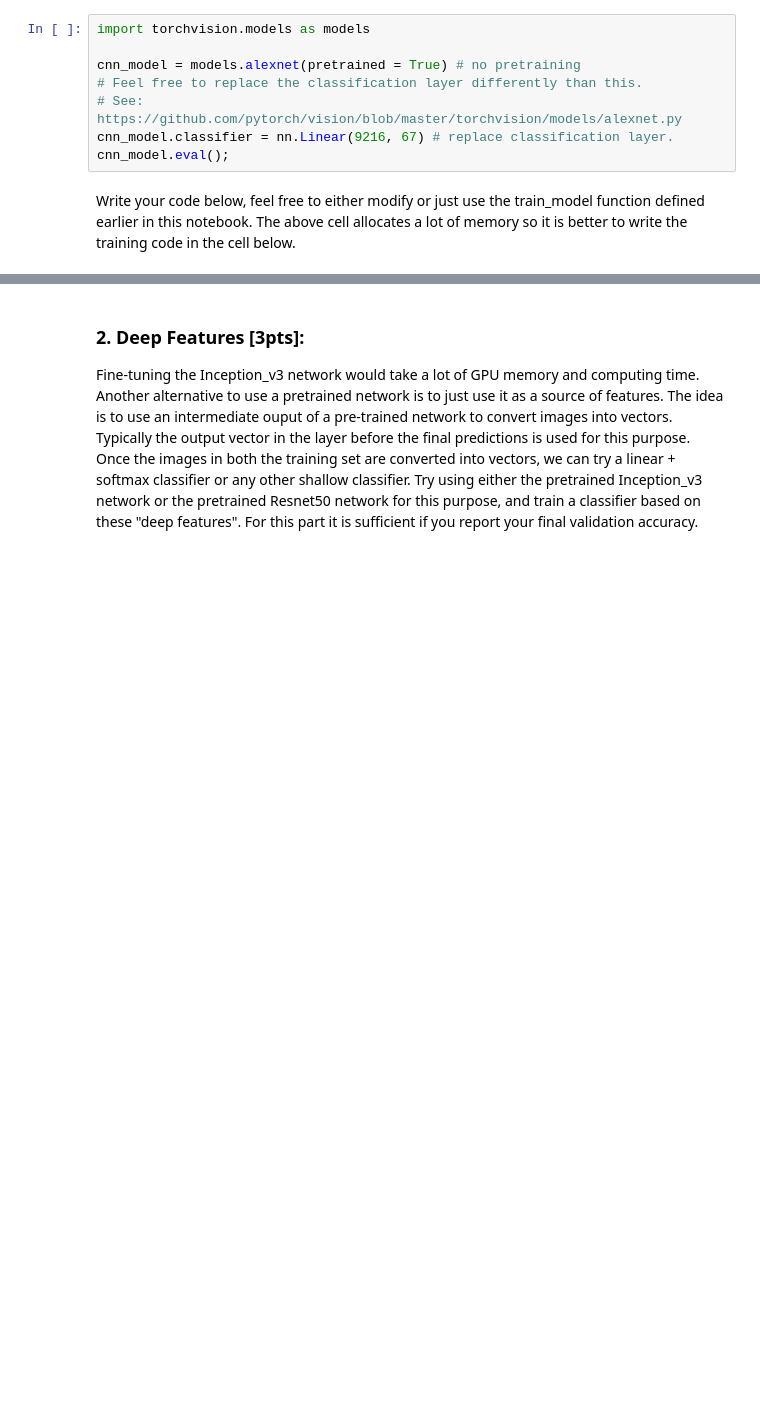
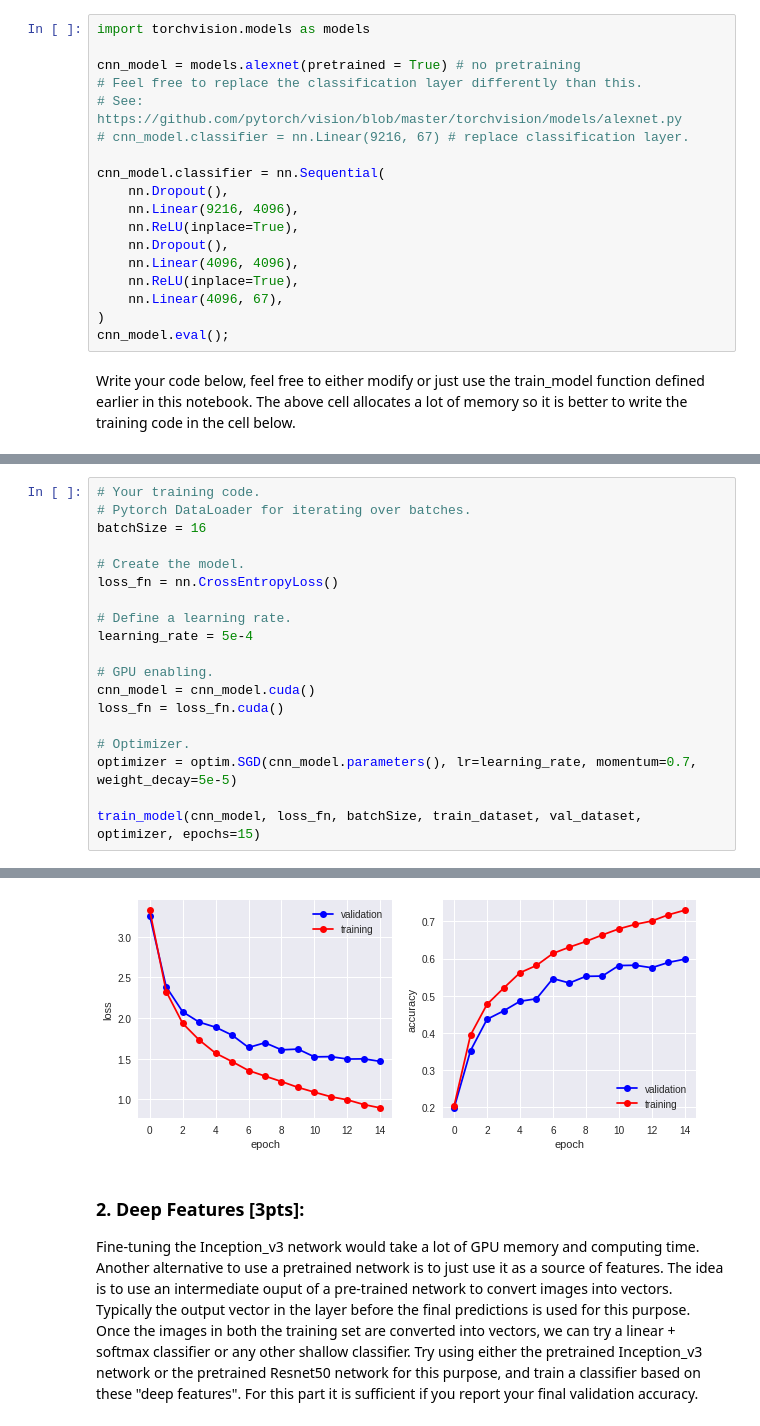
Before and after one commit to aobo-y/uva-cv, a Jupyter notebook: convolutional_neural_networks_assignment.ipynb, the cells around one changed output, grey strips where cells are left out. Saved outputs shown, nothing was run; the diff lists cells and outputs as text; blank space fills up the shorter version.

```diff
--- a/convolutional_neural_networks_assignment.ipynb
+++ b/convolutional_neural_networks_assignment.ipynb
@@ -431,7 +422,17 @@ import torchvision.models as models
 cnn_model = models.alexnet(pretrained = True) # no pretraining
 # Feel free to replace the classification layer differently than this.
 # See: https://github.com/pytorch/vision/blob/master/torchvision/models/alexnet.py
-cnn_model.classifier = nn.Linear(9216, 67) # replace classification layer.
+# cnn_model.classifier = nn.Linear(9216, 67) # replace classification layer.
+
+cnn_model.classifier = nn.Sequential(
+    nn.Dropout(),
+    nn.Linear(9216, 4096),
+    nn.ReLU(inplace=True),
+    nn.Dropout(),
+    nn.Linear(4096, 4096),
+    nn.ReLU(inplace=True),
+    nn.Linear(4096, 67),
+)
 cnn_model.eval();
 # %% [markdown]
 Write your code below, feel free to either modify or just use the train_model function defined earlier in this notebook. The above cell allocates a lot of memory so it is better to write the training code in the cell below.
@@ -439,0 +538,20 @@ Write your code below, feel free to either modify or just use the train_model fu
+# %%
+# Your training code.
+# Pytorch DataLoader for iterating over batches.
+batchSize = 16
+
+# Create the model.
+loss_fn = nn.CrossEntropyLoss()
+
+# Define a learning rate.
+learning_rate = 5e-4
+
+# GPU enabling.
+cnn_model = cnn_model.cuda()
+loss_fn = loss_fn.cuda()
+
+# Optimizer.
+optimizer = optim.SGD(cnn_model.parameters(), lr=learning_rate, momentum=0.7, weight_decay=5e-5)
+
+train_model(cnn_model, loss_fn, batchSize, train_dataset, val_dataset, optimizer, epochs=15)
+# %% [output]
@@ -440,3 +575,4 @@ Write your code below, feel free to either modify or just use the train_model fu
+[figure, added]
 # %% [markdown]
 ### 2. Deep Features [3pts]:
 Fine-tuning the Inception_v3 network would take a lot of GPU memory and computing time. Another alternative to use a pretrained network is to just use it as a source of features. The idea is to use an intermediate ouput of a pre-trained network to convert images into vectors. Typically the output vector in the layer before the final predictions is used for this purpose. Once the images in both the training set are converted into vectors, we can try a linear + softmax classifier or any other shallow classifier. Try using either the pretrained Inception_v3 network or the pretrained Resnet50 network for this purpose, and train a classifier based on these "deep features". For this part it is sufficient if you report your final validation accuracy.
```
Also changed, not shown: parts of 9 cells of this notebook.
